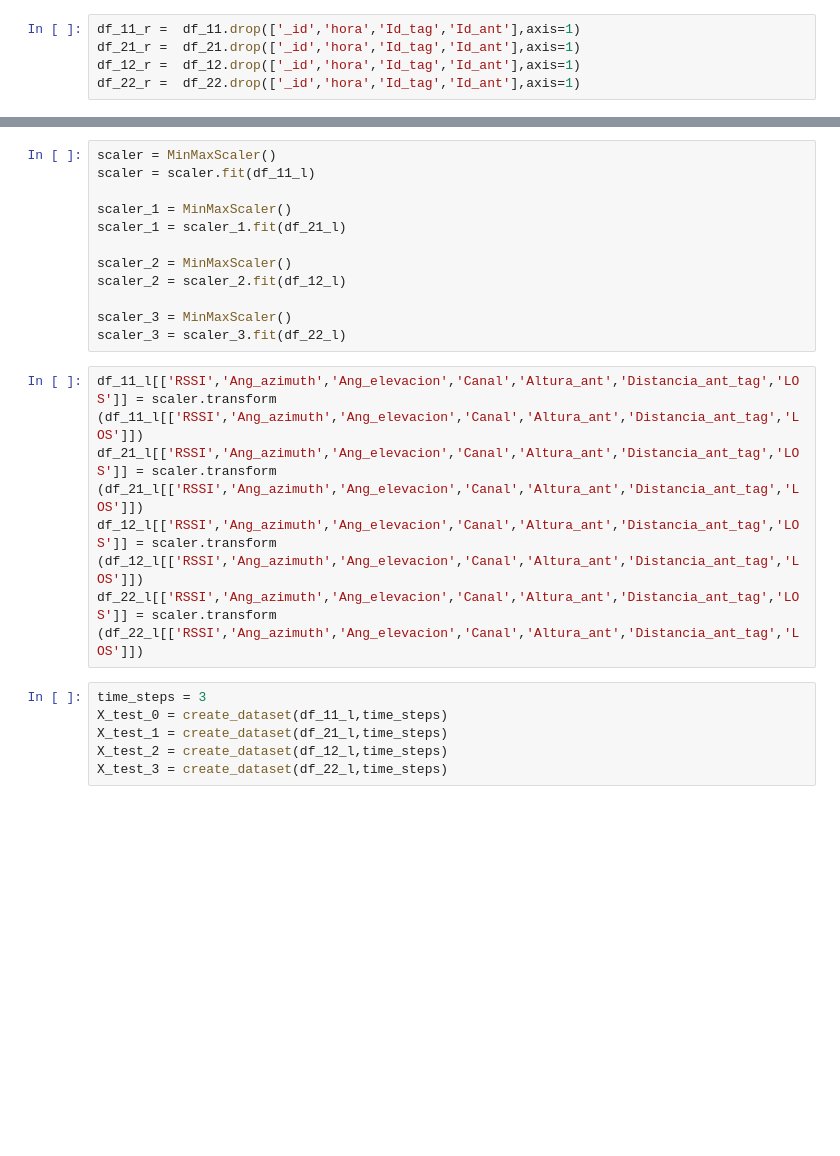
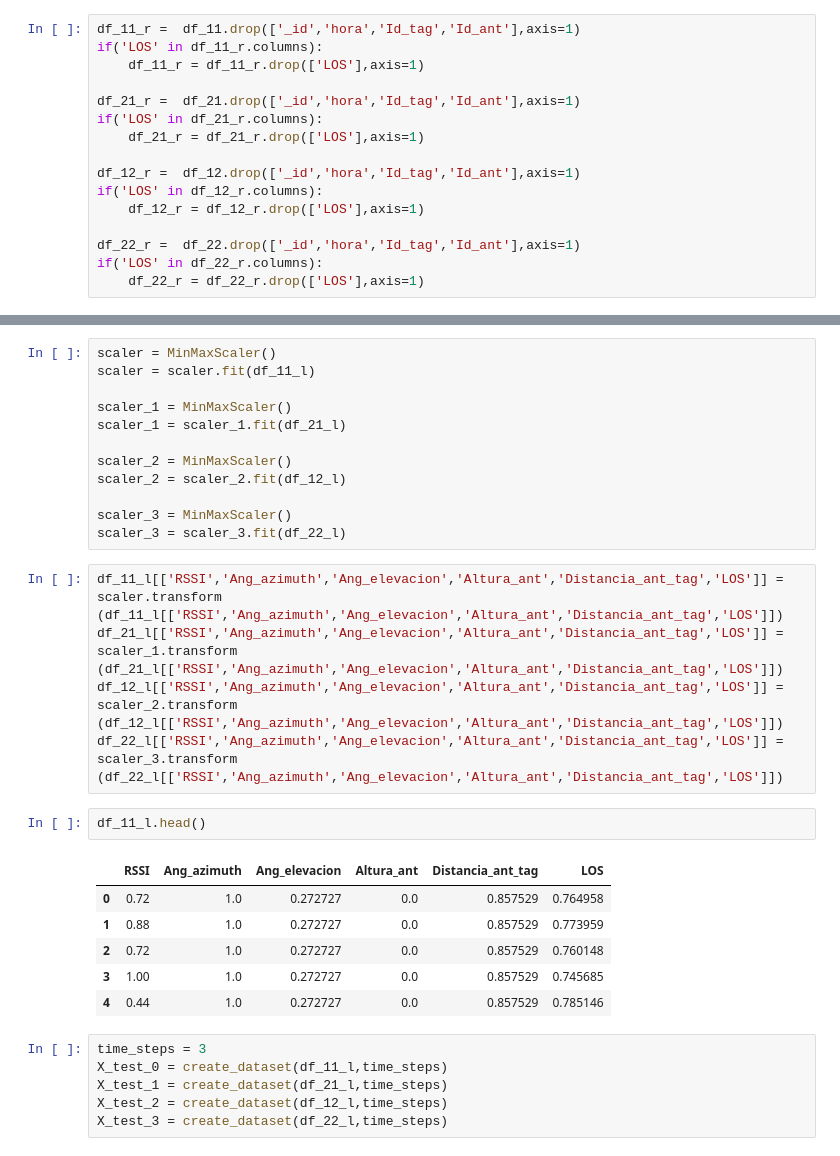
Before and after one commit to JocsanVergara/M_mediciones, a Jupyter notebook: Program/Mdb.ipynb, the cells around one changed output, grey strips where cells are left out. Drawn from its saved outputs; the diff is of its cells as text; blank space fills up the shorter version.

```diff
--- a/Program/Mdb.ipynb
+++ b/Program/Mdb.ipynb
@@ -267,5 +249,16 @@ memory usage: 60.0+ KB
 # %%
 df_11_r =  df_11.drop(['_id','hora','Id_tag','Id_ant'],axis=1)
+if('LOS' in df_11_r.columns):
+    df_11_r = df_11_r.drop(['LOS'],axis=1)
+
 df_21_r =  df_21.drop(['_id','hora','Id_tag','Id_ant'],axis=1)
+if('LOS' in df_21_r.columns):
+    df_21_r = df_21_r.drop(['LOS'],axis=1)
+
 df_12_r =  df_12.drop(['_id','hora','Id_tag','Id_ant'],axis=1)
+if('LOS' in df_12_r.columns):
+    df_12_r = df_12_r.drop(['LOS'],axis=1)
+
 df_22_r =  df_22.drop(['_id','hora','Id_tag','Id_ant'],axis=1)
+if('LOS' in df_22_r.columns):
+    df_22_r = df_22_r.drop(['LOS'],axis=1)
@@ -531,10 +527,19 @@ scaler_2 = scaler_2.fit(df_12_l)
 scaler_3 = MinMaxScaler()
 scaler_3 = scaler_3.fit(df_22_l)
 # %%
-df_11_l[['RSSI','Ang_azimuth','Ang_elevacion','Canal','Altura_ant','Distancia_ant_tag','LOS']] = scaler.transform (df_11_l[['RSSI','Ang_azimuth','Ang_elevacion','Canal','Altura_ant','Distancia_ant_tag','LOS']])
-df_21_l[['RSSI','Ang_azimuth','Ang_elevacion','Canal','Altura_ant','Distancia_ant_tag','LOS']] = scaler.transform (df_21_l[['RSSI','Ang_azimuth','Ang_elevacion','Canal','Altura_ant','Distancia_ant_tag','LOS']])
-df_12_l[['RSSI','Ang_azimuth','Ang_elevacion','Canal','Altura_ant','Distancia_ant_tag','LOS']] = scaler.transform (df_12_l[['RSSI','Ang_azimuth','Ang_elevacion','Canal','Altura_ant','Distancia_ant_tag','LOS']])
-df_22_l[['RSSI','Ang_azimuth','Ang_elevacion','Canal','Altura_ant','Distancia_ant_tag','LOS']] = scaler.transform (df_22_l[['RSSI','Ang_azimuth','Ang_elevacion','Canal','Altura_ant','Distancia_ant_tag','LOS']])
+df_11_l[['RSSI','Ang_azimuth','Ang_elevacion','Altura_ant','Distancia_ant_tag','LOS']] = scaler.transform (df_11_l[['RSSI','Ang_azimuth','Ang_elevacion','Altura_ant','Distancia_ant_tag','LOS']])
+df_21_l[['RSSI','Ang_azimuth','Ang_elevacion','Altura_ant','Distancia_ant_tag','LOS']] = scaler_1.transform (df_21_l[['RSSI','Ang_azimuth','Ang_elevacion','Altura_ant','Distancia_ant_tag','LOS']])
+df_12_l[['RSSI','Ang_azimuth','Ang_elevacion','Altura_ant','Distancia_ant_tag','LOS']] = scaler_2.transform (df_12_l[['RSSI','Ang_azimuth','Ang_elevacion','Altura_ant','Distancia_ant_tag','LOS']])
+df_22_l[['RSSI','Ang_azimuth','Ang_elevacion','Altura_ant','Distancia_ant_tag','LOS']] = scaler_3.transform (df_22_l[['RSSI','Ang_azimuth','Ang_elevacion','Altura_ant','Distancia_ant_tag','LOS']])
+# %%
+df_11_l.head()
+# %% [output]
+|  | RSSI | Ang_azimuth | Ang_elevacion | Altura_ant | Distancia_ant_tag | LOS |
+| 0 | 0.72 | 1.0 | 0.272727 | 0.0 | 0.857529 | 0.764958 |
+| 1 | 0.88 | 1.0 | 0.272727 | 0.0 | 0.857529 | 0.773959 |
+| 2 | 0.72 | 1.0 | 0.272727 | 0.0 | 0.857529 | 0.760148 |
+| 3 | 1.00 | 1.0 | 0.272727 | 0.0 | 0.857529 | 0.745685 |
+| 4 | 0.44 | 1.0 | 0.272727 | 0.0 | 0.857529 | 0.785146 |
 # %%
 time_steps = 3
 X_test_0 = create_dataset(df_11_l,time_steps)
```
Also changed, not shown: parts of 16 cells of this notebook, 1 other file.
